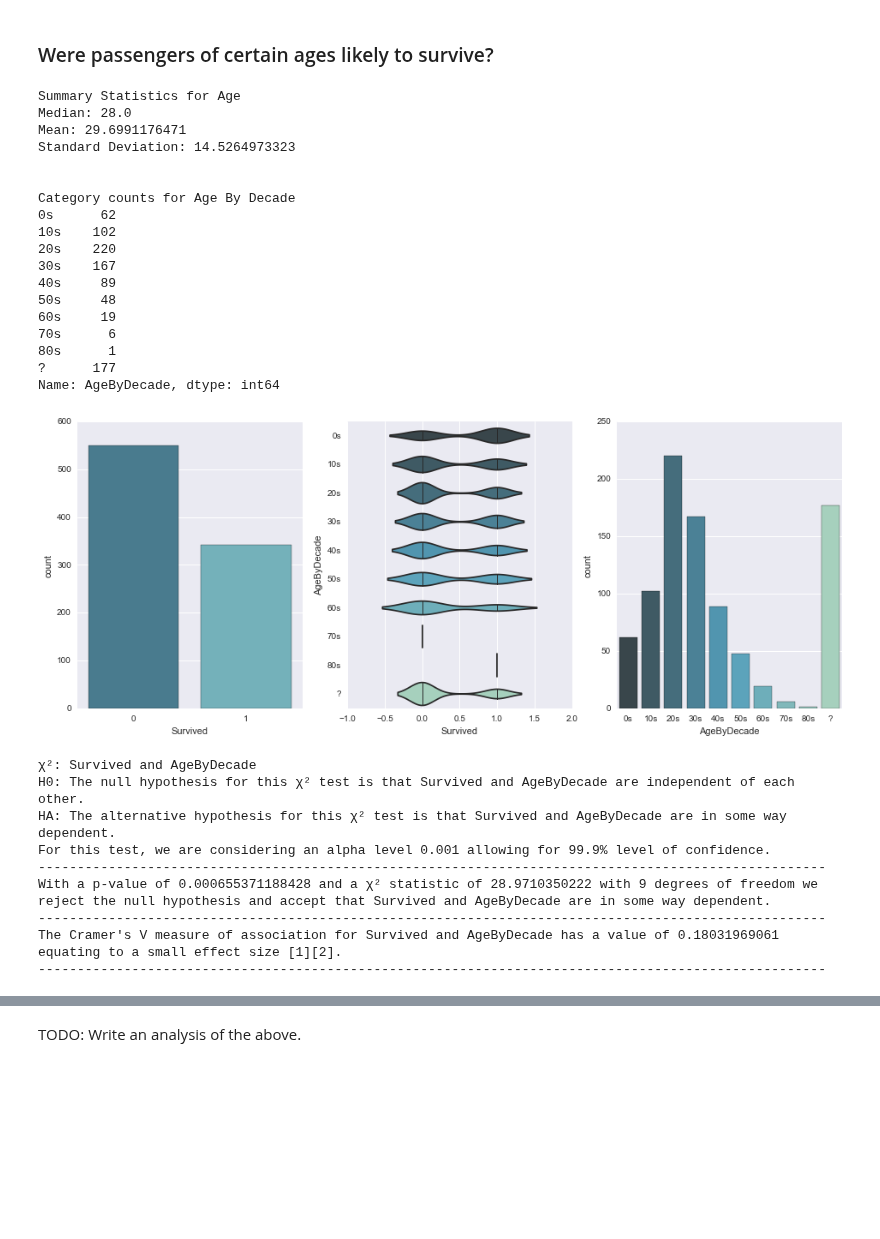
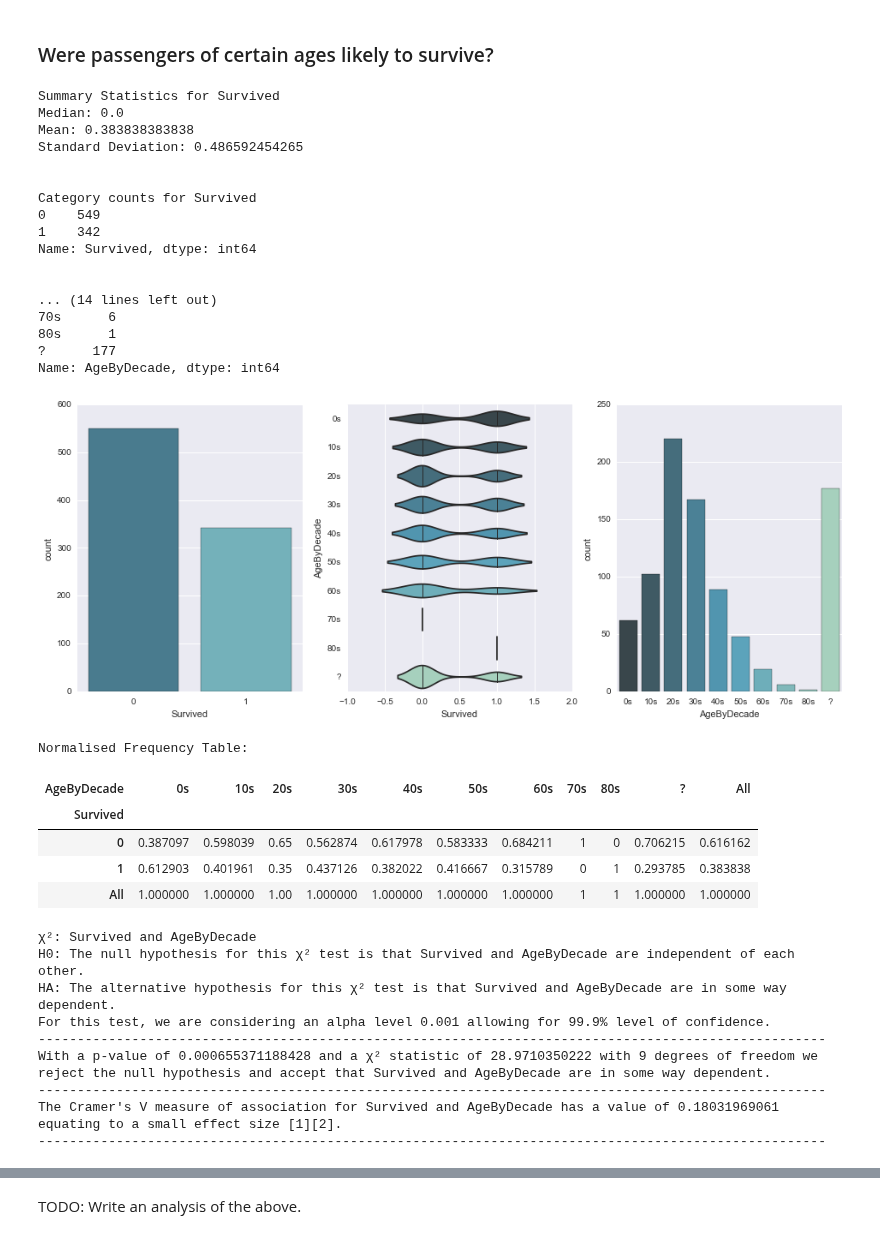
Before and after one commit to eminnett/da-nanodegree-investigate-a-dataset, a Jupyter notebook: investigating_the_titanic_dataset.ipynb, the cells around one changed output, grey strips where cells are left out. Cells and saved outputs as stored; diff of their text form; code cells hidden in the pictures; blank space fills up the shorter version.

```diff
--- a/investigating_the_titanic_dataset.ipynb
+++ b/investigating_the_titanic_dataset.ipynb
@@ -371,39 +458,50 @@ TODO: Write an analysis of the above.
 # %% [markdown]
 ### Were passengers of certain ages likely to survive?
 # %%
+descriptive_statistics_of_numeric_series('Survived', "Survived")
+distinct_counts_of_categorical_series('Survived', "Survived")
 descriptive_statistics_of_numeric_series('Age', 'Age')
 distinct_counts_of_categorical_series('AgeByDecade', 'Age By Decade')
 visual_analysis_of_two_categorical_variables('Survived', 'AgeByDecade')
+
+print "Normalised Frequency Table:"
+display(table_of_frequencies('Survived', 'AgeByDecade', mod_titanic_df, margins=True, normalise=True))
+
 chi_squared_and_carmers_v_anlysis('Survived', 'AgeByDecade')
 # %% [output]
-Summary Statistics for Age
-Median: 28.0
-Mean: 29.6991176471
-Standard Deviation: 14.5264973323
+Summary Statistics for Survived
+Median: 0.0
+Mean: 0.383838383838
+Standard Deviation: 0.486592454265
 
 
-Category counts for Age By Decade
-0s      62
-10s    102
-20s    220
-30s    167
-40s     89
-50s     48
-60s     19
+Category counts for Survived
+0    549
+1    342
+Name: Survived, dtype: int64
+
+
+... (14 lines left out)
 70s      6
 80s      1
 ?      177
 Name: AgeByDecade, dtype: int64
 [figure]
-χ²: Survived and AgeByDecade
-H0: The null hypothesis for this χ² test is that Survived and AgeByDecade are independent of each other.
-HA: The alternative hypothesis for this χ² test is that Survived and AgeByDecade are in some way dependent.
-For this test, we are considering an alpha level 0.001 allowing for 99.9% level of confidence.
------------------------------------------------------------------------------------------------------
-With a p-value of 0.000655371188428 and a χ² statistic of 28.9710350222 with 9 degrees of freedom we
-reject the null hypothesis and accept that Survived and AgeByDecade are in some way dependent.
------------------------------------------------------------------------------------------------------
-The Cramer's V measure of association for Survived and AgeByDecade has a value of 0.18031969061
-equating to a small effect size [1][2].
------------------------------------------------------------------------------------------------------
+Normalised Frequency Table:
+| AgeByDecade | 0s | 10s | 20s | 30s | 40s | 50s | 60s | 70s | 80s | ? | All |
+| Survived |  |  |  |  |  |  |  |  |  |  |  |
+| 0 | 0.387097 | 0.598039 | 0.65 | 0.562874 | 0.617978 | 0.583333 | 0.684211 | 1 | 0 | 0.706215 | 0.616162 |
+| 1 | 0.612903 | 0.401961 | 0.35 | 0.437126 | 0.382022 | 0.416667 | 0.315789 | 0 | 1 | 0.293785 | 0.383838 |
+| All | 1.000000 | 1.000000 | 1.00 | 1.000000 | 1.000000 | 1.000000 | 1.000000 | 1 | 1 | 1.000000 | 1.000000 |
+χ²: Survived and AgeByDecade
+H0: The null hypothesis for this χ² test is that Survived and AgeByDecade are independent of each other.
+HA: The alternative hypothesis for this χ² test is that Survived and AgeByDecade are in some way dependent.
+For this test, we are considering an alpha level 0.001 allowing for 99.9% level of confidence.
+-----------------------------------------------------------------------------------------------------
+With a p-value of 0.000655371188428 and a χ² statistic of 28.9710350222 with 9 degrees of freedom we
+reject the null hypothesis and accept that Survived and AgeByDecade are in some way dependent.
+-----------------------------------------------------------------------------------------------------
+The Cramer's V measure of association for Survived and AgeByDecade has a value of 0.18031969061
+equating to a small effect size [1][2].
+-----------------------------------------------------------------------------------------------------
 # %% [markdown]
```
Also changed, not shown: parts of 10 cells of this notebook.
